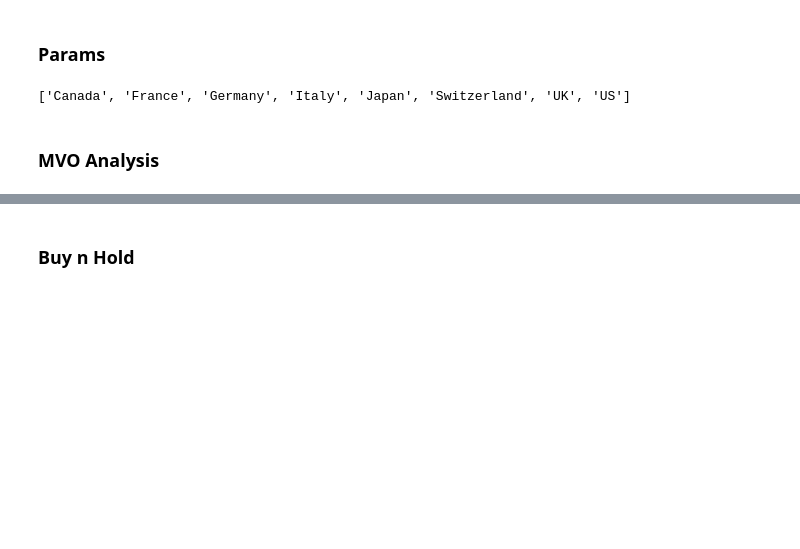
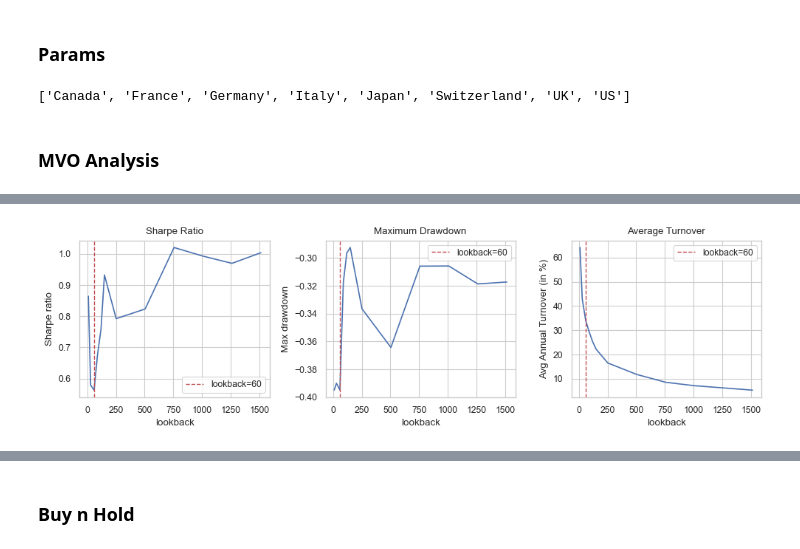
Before and after one commit to hikotei/2025-rl-portfolio-opt, a Jupyter notebook: notebooks/mvo_vs_drl_analysis.ipynb, the cells around one changed output, grey strips where cells are left out. Cells and saved outputs as stored; diff of their text form; code cells hidden in the pictures; blank space fills up the shorter version.

Commit message:
final evals

```diff
--- a/notebooks/mvo_vs_drl_analysis.ipynb
+++ b/notebooks/mvo_vs_drl_analysis.ipynb
@@ -94,3 +89,7 @@ eval_n_plot.plot_portfolio_val(
+# %%
+eval_n_plot.plot_fig2(mvo_metrics_df, plt_save_dir, f"mvo_lookback_metrics_{data_src}")
+# %% [output]
+[figure, added]
 # %%
 # Filter relevant lookback
 lookback = 60
```
Also changed, not shown: parts of 13 cells of this notebook, 52 other files.
